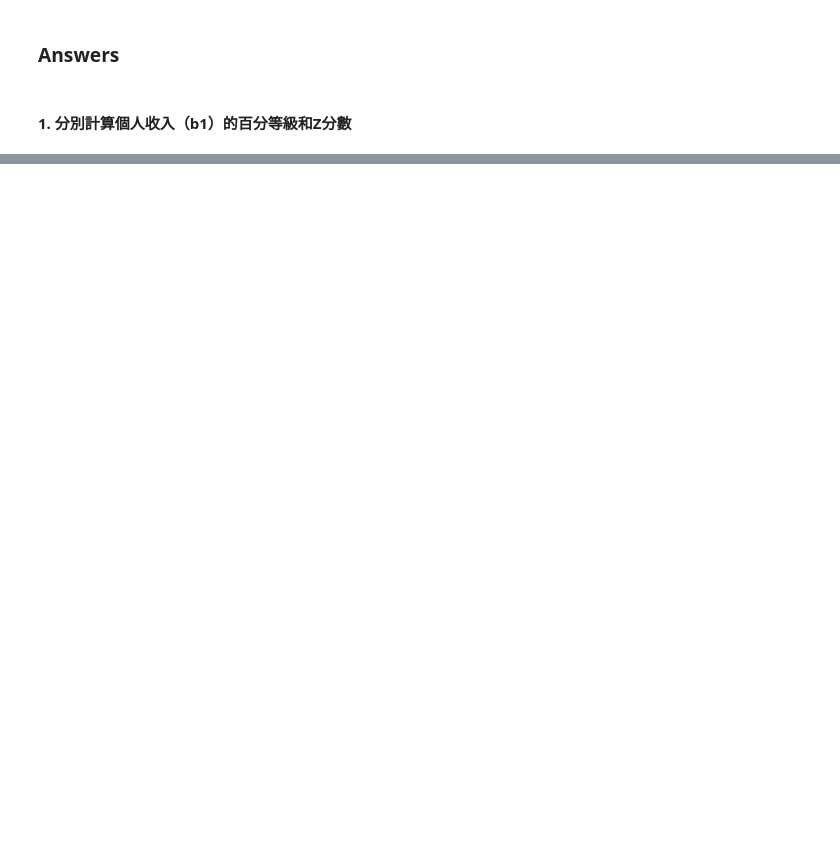
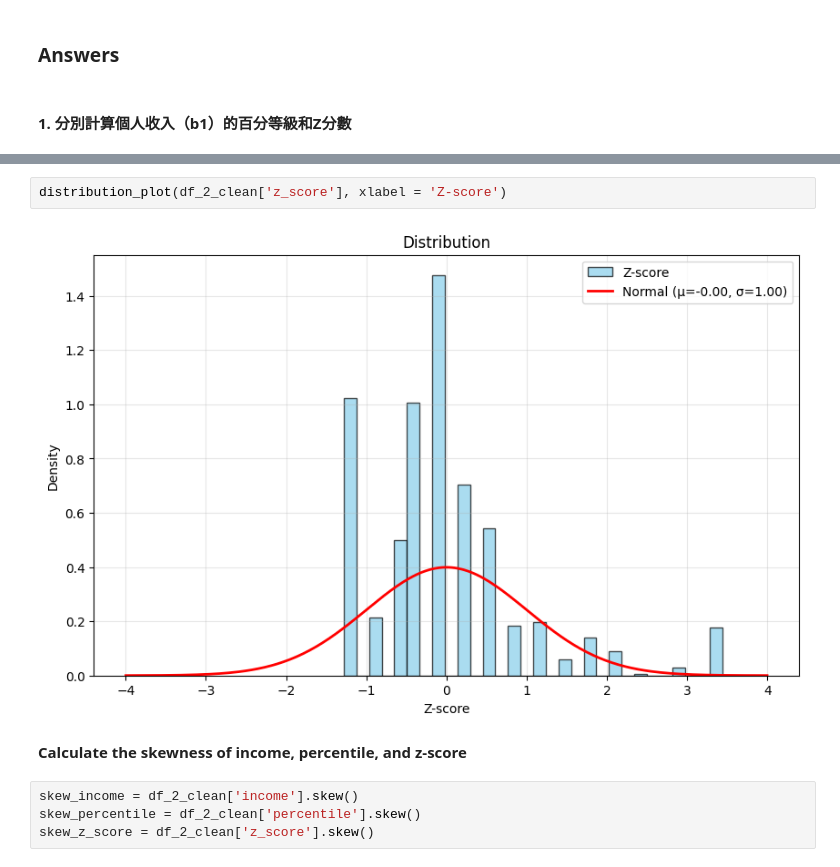
Before and after one commit to WendellLiu/ntpu-social-data-analysis, a Jupyter notebook: notebooks/20251004_homework.ipynb, the cells around one changed output, grey strips where cells are left out. Drawn from its saved outputs; the diff is of its cells as text; blank space fills up the shorter version.

```diff
--- a/notebooks/20251004_homework.ipynb
+++ b/notebooks/20251004_homework.ipynb
@@ -119,0 +153,10 @@ get_distribution_summary(df_2_clean['income']).style.hide(axis='index')
+# %%
+distribution_plot(df_2_clean['z_score'], xlabel = 'Z-score')
+# %% [output]
+[figure, added]
+# %% [markdown]
+**Calculate the skewness of income, percentile, and z-score**
+# %%
+skew_income = df_2_clean['income'].skew()
+skew_percentile = df_2_clean['percentile'].skew()
+skew_z_score = df_2_clean['z_score'].skew()
```
Also changed, not shown: parts of 11 cells of this notebook, 1 other file.
